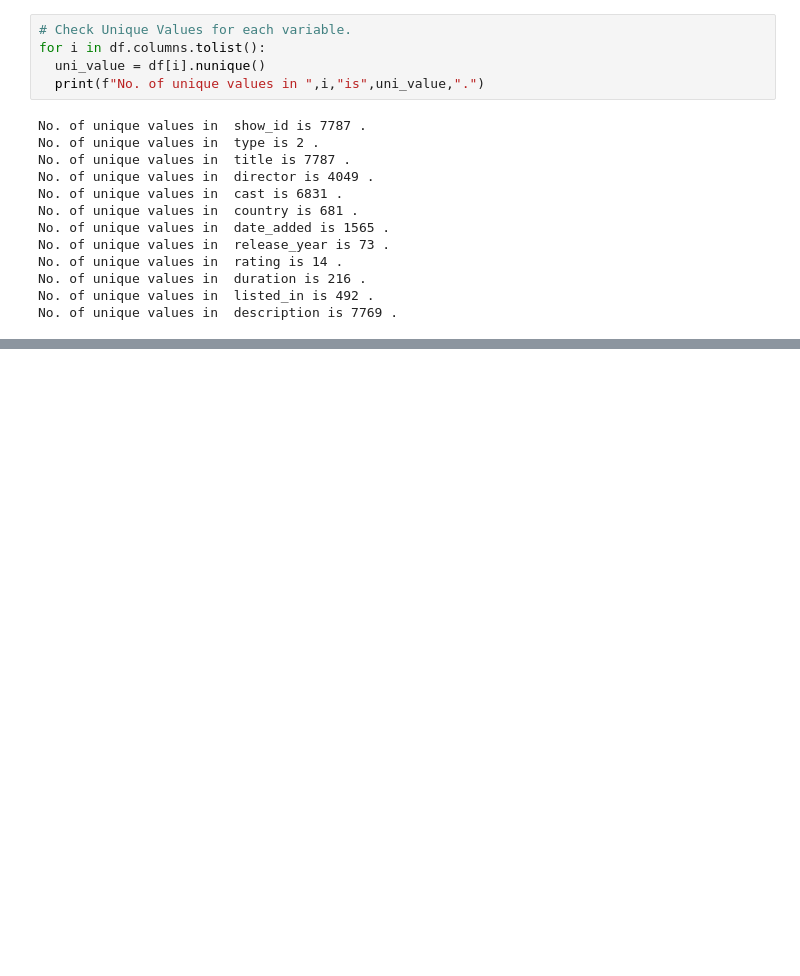
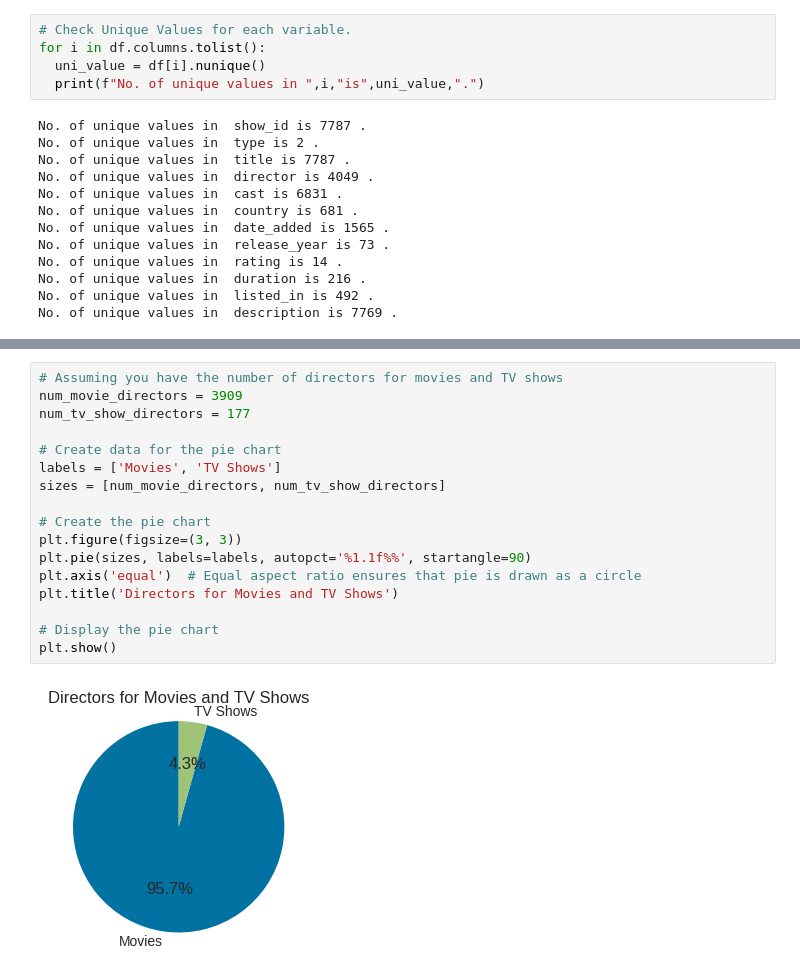
Before and after one commit to waghpallavi/Netflix-movies-and-TV-shows-clustering, a Jupyter notebook: Netflix_movies_and_TV_shows_clustering.ipynb, the cells around one changed output, grey strips where cells are left out. Cells and saved outputs as stored; diff of their text form; blank space fills up the shorter version.

```diff
--- a/Netflix_movies_and_TV_shows_clustering.ipynb
+++ b/Netflix_movies_and_TV_shows_clustering.ipynb
@@ -257,0 +408,19 @@ No. of unique values in  description is 7769 .
+# %%
+# Assuming you have the number of directors for movies and TV shows
+num_movie_directors = 3909
+num_tv_show_directors = 177
+
+# Create data for the pie chart
+labels = ['Movies', 'TV Shows']
+sizes = [num_movie_directors, num_tv_show_directors]
+
+# Create the pie chart
+plt.figure(figsize=(3, 3))
+plt.pie(sizes, labels=labels, autopct='%1.1f%%', startangle=90)
+plt.axis('equal')  # Equal aspect ratio ensures that pie is drawn as a circle
+plt.title('Directors for Movies and TV Shows')
+
+# Display the pie chart
+plt.show()
+# %% [output]
+[figure, added]
```
Also changed, not shown: parts of 84 cells of this notebook.
